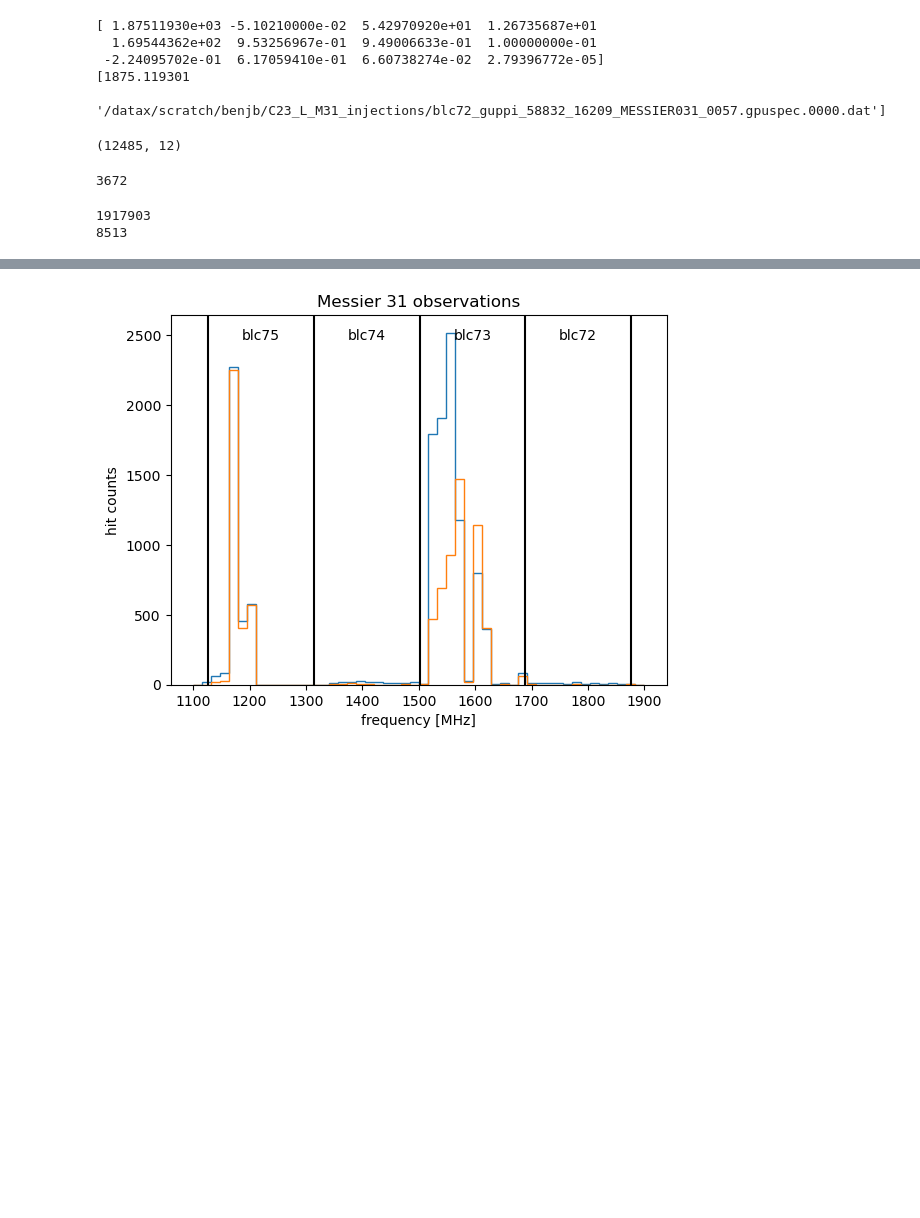
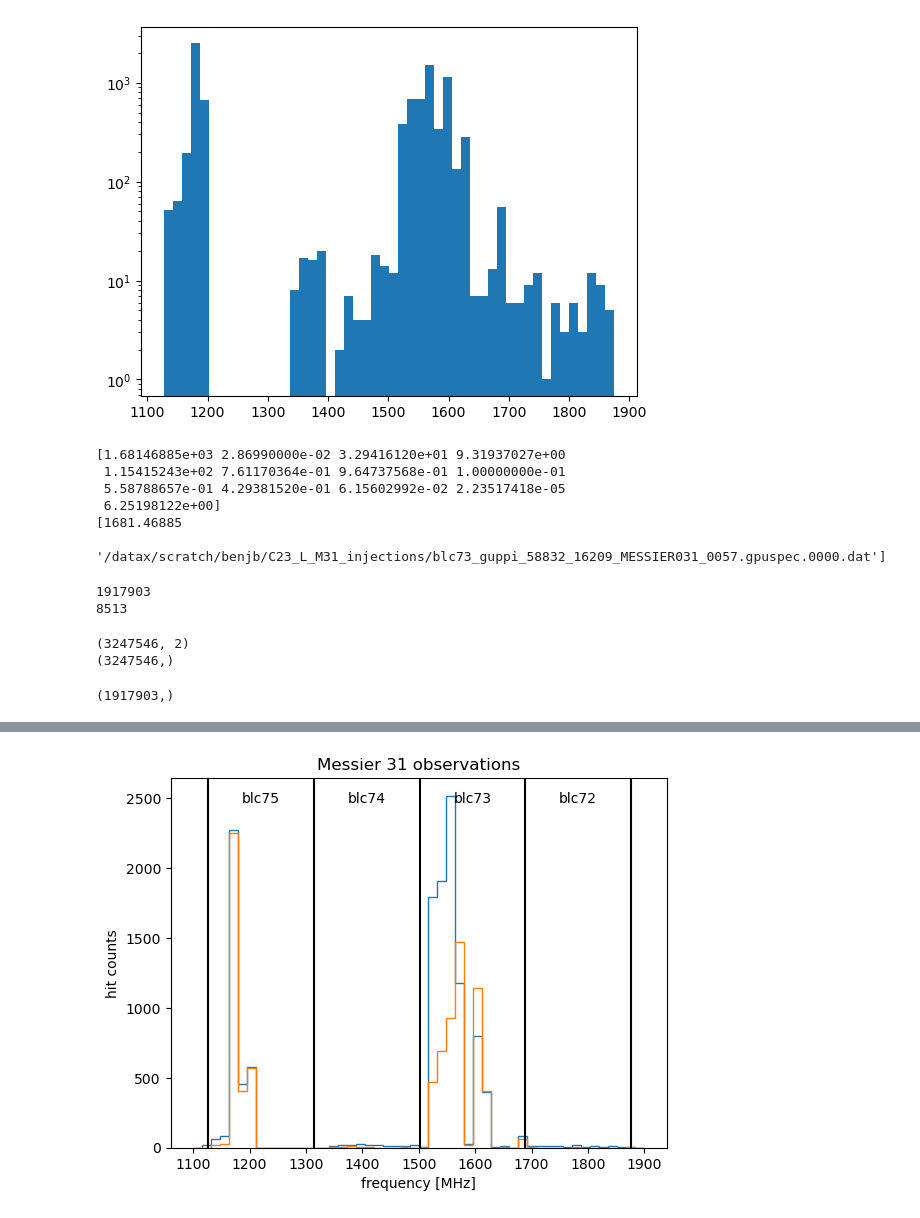
Before and after one commit to bjacobell/gbt-hdbscan, a Jupyter notebook: batch_hdbscan_iterative.ipynb, the cells around one changed output, grey strips where cells are left out. Drawn from its saved outputs; the diff is of its cells as text; code cells hidden in the pictures; blank space fills up the shorter version.

```diff
--- a/batch_hdbscan_iterative.ipynb
+++ b/batch_hdbscan_iterative.ipynb
@@ -67,28 +64,19 @@ print(full_m31_params.shape)
+# %%
+plt.hist(m31_params[:,0], bins=50)
+plt.yscale('log')
+plt.show()
+# %% [output]
+[figure, added]
 # %%
-print(full_m31_params[0])
-print(m31_dat_paths[0])
+print(m31_params[100])
+print(m31_dat_paths[100])
 # %% [output]
-[ 1.87511930e+03 -5.10210000e-02  5.42970920e+01  1.26735687e+01
-  1.69544362e+02  9.53256967e-01  9.49006633e-01  1.00000000e-01
- -2.24095702e-01  6.17059410e-01  6.60738274e-02  2.79396772e-05]
-[1875.119301
- '/datax/scratch/benjb/C23_L_M31_injections/blc72_guppi_58832_16209_MESSIER031_0057.gpuspec.0000.dat']
+[1.68146885e+03 2.86990000e-02 3.29416120e+01 9.31937027e+00
+ 1.15415243e+02 7.61170364e-01 9.64737568e-01 1.00000000e-01
+ 5.58788657e-01 4.29381520e-01 6.15602992e-02 2.23517418e-05
+ 6.25198122e+00]
+[1681.46885
+ '/datax/scratch/benjb/C23_L_M31_injections/blc73_guppi_58832_16209_MESSIER031_0057.gpuspec.0000.dat']
-# %%
-trimmed_m31_params = full_m31_params[
-    np.where(((full_m31_params[:,0] > 1100) & (full_m31_params[:,0] < 1200)) |
-             ((full_m31_params[:,0] > 1340) & (full_m31_params[:,0] < 1900)))[0]
-]
-trimmed_m31_dats = m31_dat_paths[
-    np.where(((full_m31_params[:,0] > 1100) & (full_m31_params[:,0] < 1200)) |
-             ((full_m31_params[:,0] > 1340) & (full_m31_params[:,0] < 1900)))[0]
-]
-print(trimmed_m31_params.shape)
-# %% [output]
-(12485, 12)
-# %%
-12485-300-8513
-# %% [output]
-3672
 # %%
 hit_params = np.load('/datax/scratch/benjb/C23_L_unique_param_array.npy', allow_pickle=True)
 hit_dats = np.load('/datax/scratch/benjb/C23_L_unique_dat_list.npy', allow_pickle=True)[:,1]
@@ -105,3 +93,44 @@ print(counter)
 # %% [output]
 1917903
 8513
+# %%
+batch_1_dat_paths = np.load('/datax/scratch/benjb/batch_1_dat_paths.npy', allow_pickle=True)
+batch_2_dat_paths = np.load('/datax/scratch/benjb/batch_2_dat_paths.npy', allow_pickle=True)
+batch_3_dat_paths = np.load('/datax/scratch/benjb/batch_3_dat_paths.npy', allow_pickle=True)
+batch_4_dat_paths = np.load('/datax/scratch/benjb/batch_4_dat_paths.npy', allow_pickle=True)
+batch_5_dat_paths = np.load('/datax/scratch/benjb/batch_5_dat_paths.npy', allow_pickle=True)
+batch_6_dat_paths = np.load('/datax/scratch/benjb/batch_6_dat_paths.npy', allow_pickle=True)
+all_batch_dats = np.concatenate([batch_1_dat_paths,
+                                batch_2_dat_paths,
+                                batch_3_dat_paths,
+                                batch_4_dat_paths,
+                                batch_5_dat_paths,
+                                batch_6_dat_paths])
+
+batch_1_rednesses = np.load('/datax/scratch/benjb/batch_1_rednesses.npy', allow_pickle=True)
+batch_2_rednesses = np.load('/datax/scratch/benjb/batch_2_rednesses.npy', allow_pickle=True)
+batch_3_rednesses = np.load('/datax/scratch/benjb/batch_3_rednesses.npy', allow_pickle=True)
+batch_4_rednesses = np.load('/datax/scratch/benjb/batch_4_rednesses.npy', allow_pickle=True)
+batch_5_rednesses = np.load('/datax/scratch/benjb/batch_5_rednesses.npy', allow_pickle=True)
+batch_6_rednesses = np.load('/datax/scratch/benjb/batch_6_rednesses.npy', allow_pickle=True)
+all_batch_rednesses = np.concatenate(np.concatenate([batch_1_rednesses,
+                                batch_2_rednesses,
+                                batch_3_rednesses,
+                                batch_4_rednesses,
+                                batch_5_rednesses,
+                                batch_6_rednesses]))
+
+print(all_batch_dats.shape)
+print(all_batch_rednesses.shape)
+# %% [output]
+(3247546, 2)
+(3247546,)
+# %%
+print(np.unique(all_batch_rednesses[
+    np.where(
+        (all_batch_dats[:,0] > 1100) & (all_batch_dats[:,0] < 1200) |
+    (all_batch_dats[:,0] > 1340) & (all_batch_dats[:,0] < 1900)
+    )[0]
+]).shape)
+# %% [output]
+(1917903,)
```
Also changed, not shown: parts of 33 cells of this notebook, 15 other files.
